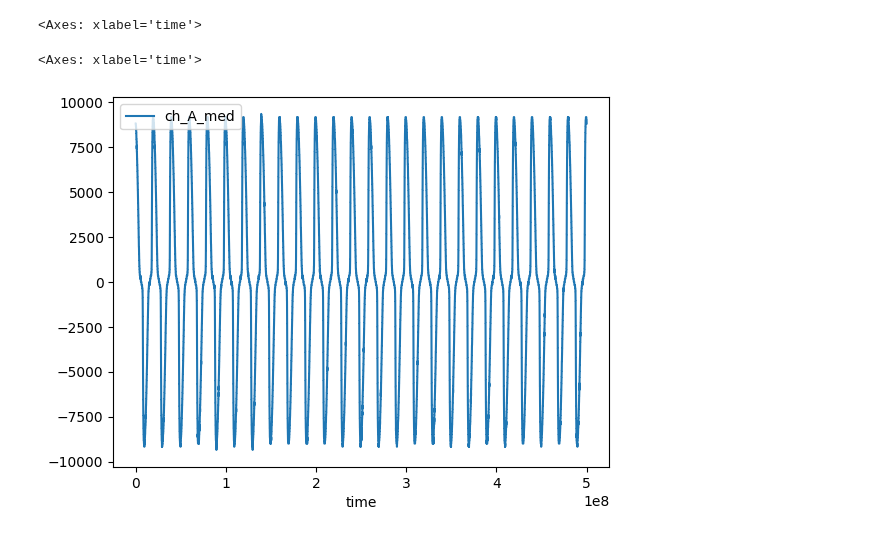
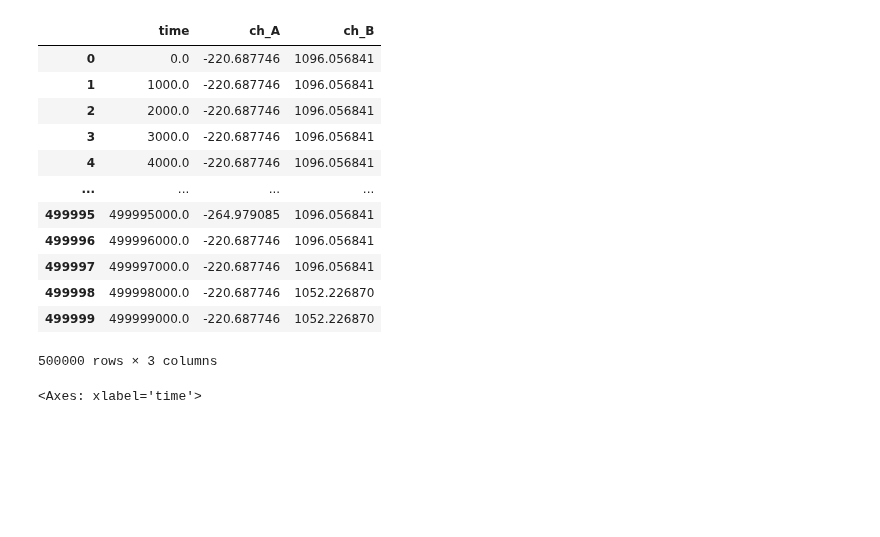
Before and after one commit to BuslaySt/Epstein, a Jupyter notebook: eps_test.ipynb, the cells around one changed output. Saved outputs shown, nothing was run; the diff lists cells and outputs as text; code cells hidden in the pictures; blank space fills up the shorter version.

```diff
--- a/eps_test.ipynb
+++ b/eps_test.ipynb
@@ -25,15 +26,28 @@ data.plot(x='time', y=['ch_A'])
 # %%
-window_size_med = 39
 data['ch_A_med'] = medfilt(data['ch_A'], kernel_size=window_size_med)
-window_size_roll = 100
-data['ch_A_roll'] = data['ch_A_med'].rolling(window=window_size_roll, center=True).mean()
+data['ch_B_med'] = medfilt(data['ch_B'], kernel_size=window_size_med)
+window_size_roll = 99
+data['ch_A'] = data['ch_A_med'].rolling(window=window_size_roll, center=True).mean()
+data['ch_B'] = data['ch_B_med'].rolling(window=window_size_roll, center=True).mean()
+
+data.fillna({'ch_A': data['ch_A_med'], 'ch_B': data['ch_B_med']}, inplace=True)
+data.drop(['ch_A_med', 'ch_B_med'], axis=1, inplace=True)
+# %% [output]
+|  | time | ch_A | ch_B |
+| 0 | 0.0 | -220.687746 | 1096.056841 |
+| 1 | 1000.0 | -220.687746 | 1096.056841 |
+| 2 | 2000.0 | -220.687746 | 1096.056841 |
+| 3 | 3000.0 | -220.687746 | 1096.056841 |
+| 4 | 4000.0 | -220.687746 | 1096.056841 |
+| ... | ... | ... | ... |
+| 499995 | 499995000.0 | -264.979085 | 1096.056841 |
+| 499996 | 499996000.0 | -220.687746 | 1096.056841 |
+| 499997 | 499997000.0 | -220.687746 | 1096.056841 |
+| 499998 | 499998000.0 | -220.687746 | 1052.226870 |
+| 499999 | 499999000.0 | -220.687746 | 1052.226870 |
+500000 rows × 3 columns
-# %%
-data.plot(x='time', y=['ch_A','ch_A_roll'])
-# %% [output]
-<Axes: xlabel='time'>
 # %%
-%matplotlib inline
-data.plot(x='time', y=['ch_A_med'])
+%matplotlib qt
+data.plot(x='time', y=['ch_A'])
 # %% [output]
 <Axes: xlabel='time'>
-[figure, removed]
```
Also changed, not shown: parts of 3 cells of this notebook.
